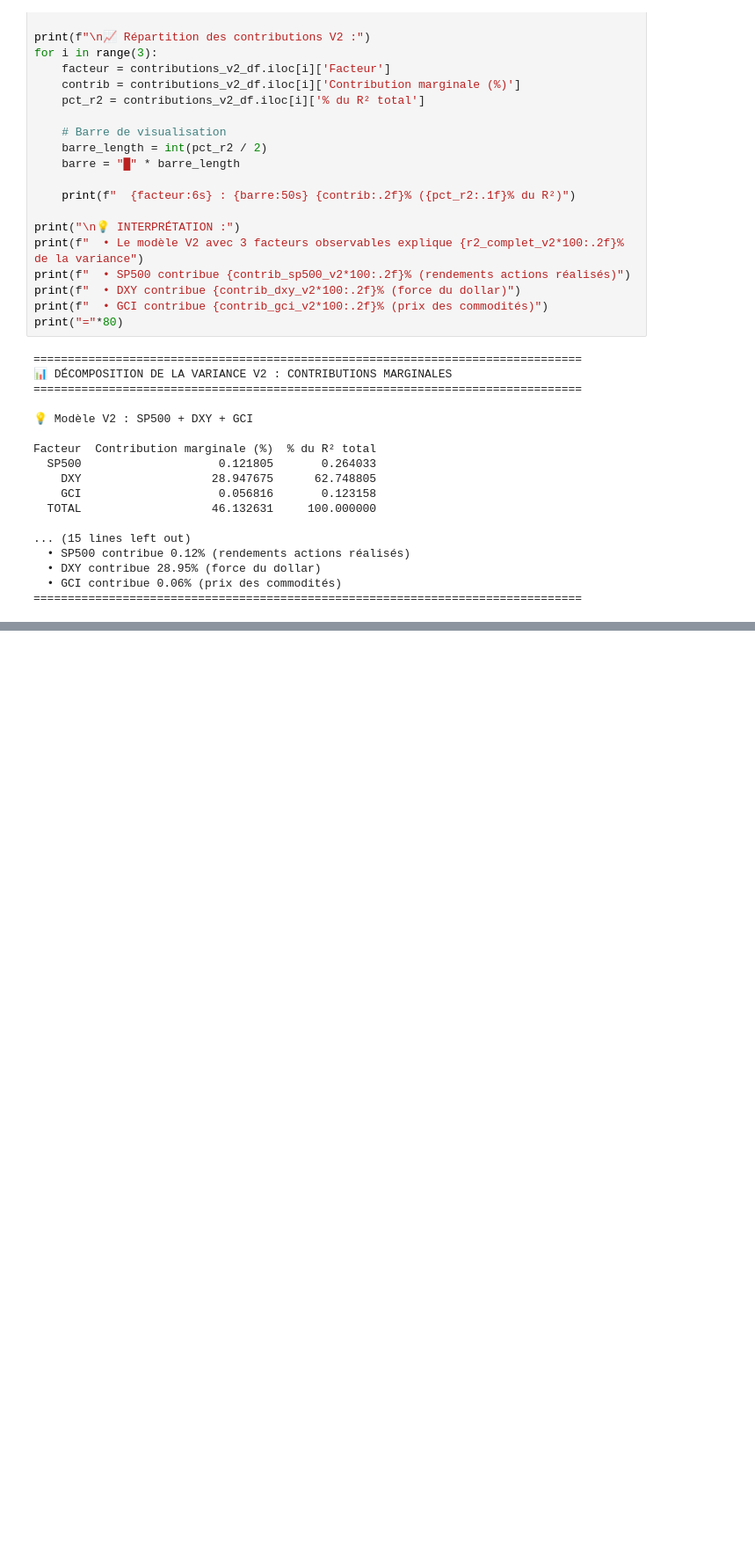
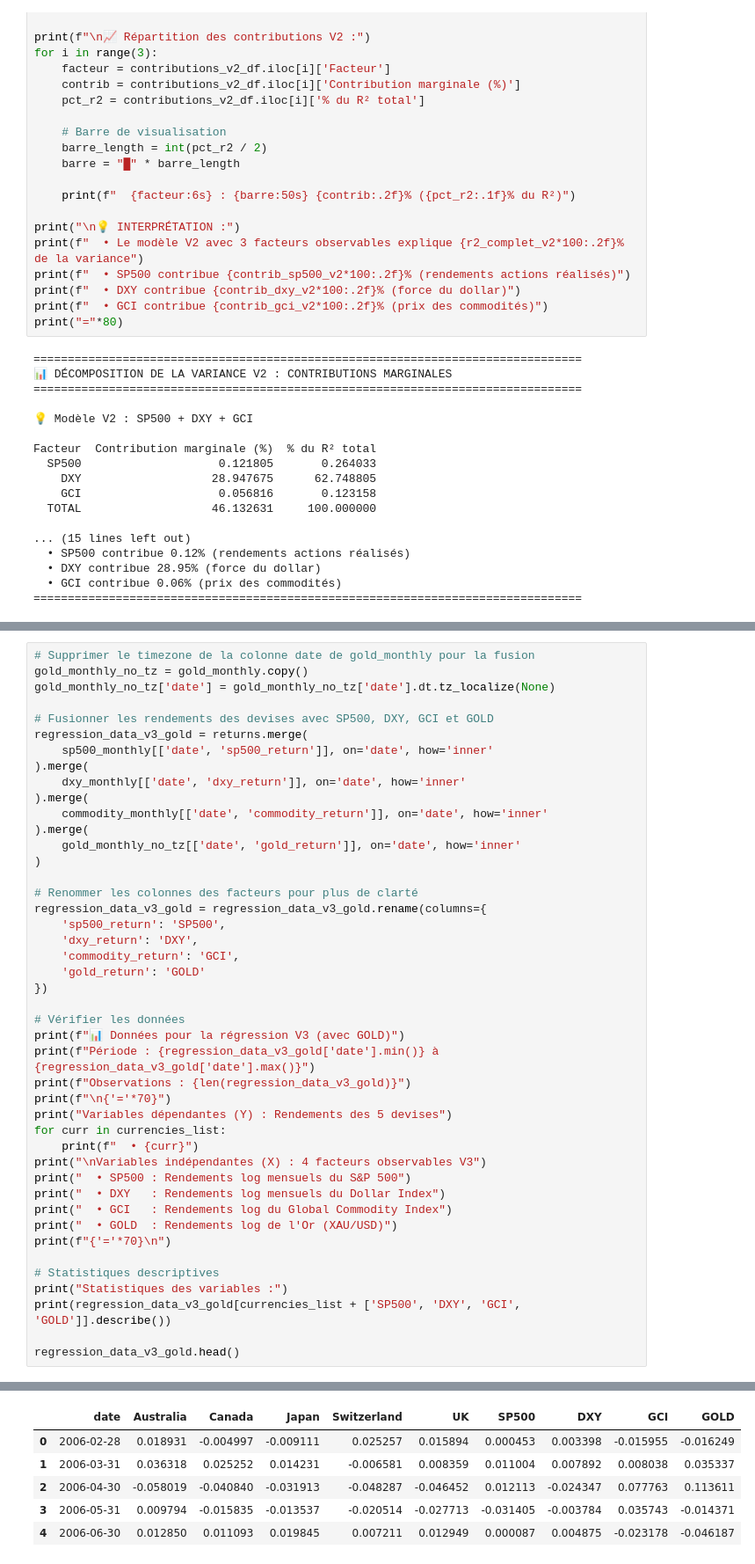
Before and after one commit to Lilas-Bertot/ETUDE-DE-CAS-2, a Jupyter notebook: Étude de cas 2.ipynb, the cells around one changed output, grey strips where cells are left out. Shown at 88% size. Cells and saved outputs as stored; diff of their text form; blank space fills up the shorter version.

```diff
--- a/Étude de cas 2.ipynb
+++ b/Étude de cas 2.ipynb
@@ -2140,0 +2287,45 @@ print("\n" + "="*100)
+# %%
+# Supprimer le timezone de la colonne date de gold_monthly pour la fusion
+gold_monthly_no_tz = gold_monthly.copy()
+gold_monthly_no_tz['date'] = gold_monthly_no_tz['date'].dt.tz_localize(None)
+
+# Fusionner les rendements des devises avec SP500, DXY, GCI et GOLD
+regression_data_v3_gold = returns.merge(
+    sp500_monthly[['date', 'sp500_return']], on='date', how='inner'
+).merge(
+    dxy_monthly[['date', 'dxy_return']], on='date', how='inner'
+).merge(
+    commodity_monthly[['date', 'commodity_return']], on='date', how='inner'
+).merge(
+    gold_monthly_no_tz[['date', 'gold_return']], on='date', how='inner'
+)
+
+# Renommer les colonnes des facteurs pour plus de clarté
+regression_data_v3_gold = regression_data_v3_gold.rename(columns={
+    'sp500_return': 'SP500',
+    'dxy_return': 'DXY',
+    'commodity_return': 'GCI',
+    'gold_return': 'GOLD'
+})
+
+# Vérifier les données
+print(f"📊 Données pour la régression V3 (avec GOLD)")
+print(f"Période : {regression_data_v3_gold['date'].min()} à {regression_data_v3_gold['date'].max()}")
+print(f"Observations : {len(regression_data_v3_gold)}")
+print(f"\n{'='*70}")
+print("Variables dépendantes (Y) : Rendements des 5 devises")
+for curr in currencies_list:
+    print(f"  • {curr}")
+print("\nVariables indépendantes (X) : 4 facteurs observables V3")
+print("  • SP500 : Rendements log mensuels du S&P 500")
+print("  • DXY   : Rendements log mensuels du Dollar Index")
+print("  • GCI   : Rendements log du Global Commodity Index")
+print("  • GOLD  : Rendements log de l'Or (XAU/USD)")
+print(f"{'='*70}\n")
+
+# Statistiques descriptives
+print("Statistiques des variables :")
+print(regression_data_v3_gold[currencies_list + ['SP500', 'DXY', 'GCI', 'GOLD']].describe())
+
+regression_data_v3_gold.head()
+# %% [output]
@@ -2140,0 +2349,6 @@ print("\n" + "="*100)
+|  | date | Australia | Canada | Japan | Switzerland | UK | SP500 | DXY | GCI | GOLD |
+| 0 | 2006-02-28 | 0.018931 | -0.004997 | -0.009111 | 0.025257 | 0.015894 | 0.000453 | 0.003398 | -0.015955 | -0.016249 |
+| 1 | 2006-03-31 | 0.036318 | 0.025252 | 0.014231 | -0.006581 | 0.008359 | 0.011004 | 0.007892 | 0.008038 | 0.035337 |
+| 2 | 2006-04-30 | -0.058019 | -0.040840 | -0.031913 | -0.048287 | -0.046452 | 0.012113 | -0.024347 | 0.077763 | 0.113611 |
+| 3 | 2006-05-31 | 0.009794 | -0.015835 | -0.013537 | -0.020514 | -0.027713 | -0.031405 | -0.003784 | 0.035743 | -0.014371 |
+| 4 | 2006-06-30 | 0.012850 | 0.011093 | 0.019845 | 0.007211 | 0.012949 | 0.000087 | 0.004875 | -0.023178 | -0.046187 |
```
Also changed, not shown: parts of 14 cells of this notebook.
